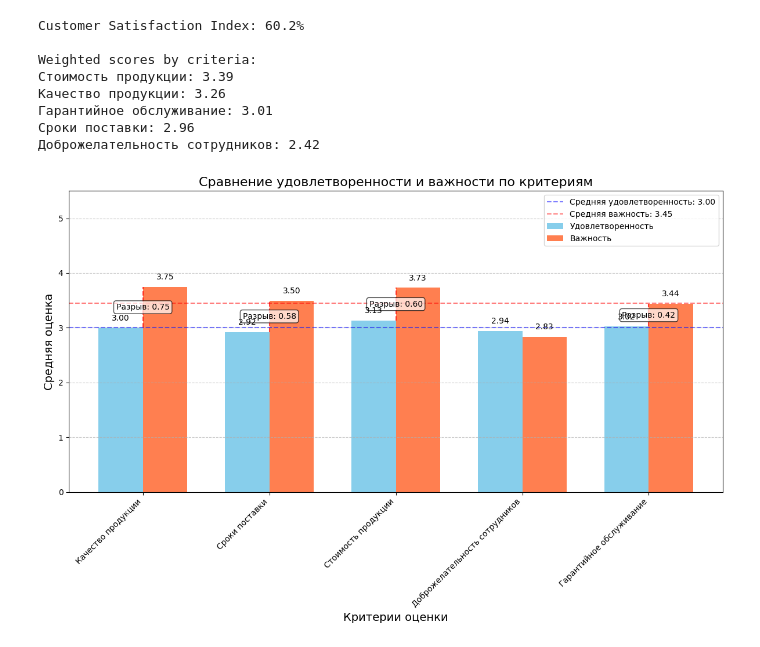
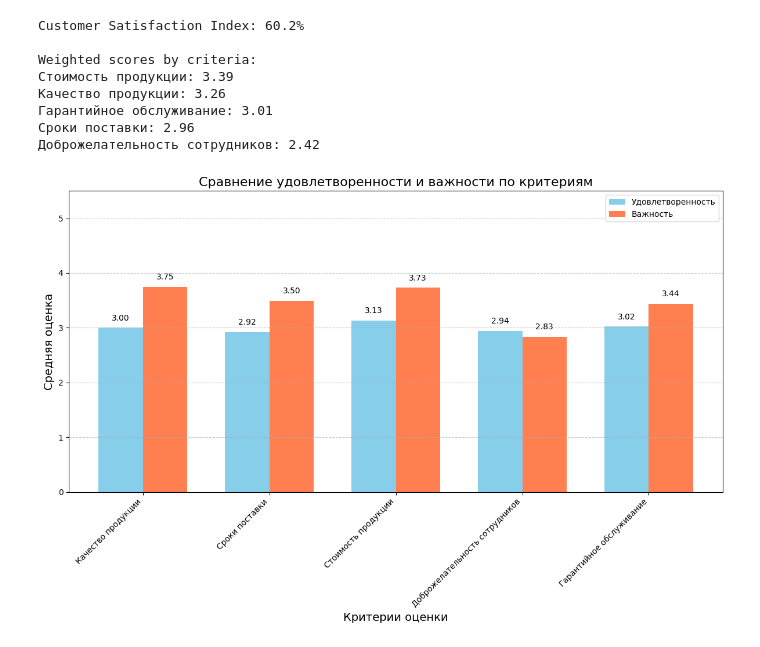
Before and after one commit to zxcvve/consumer_analysis, a Jupyter notebook: analysis.ipynb, the cells around one changed output. Saved outputs shown, nothing was run; the diff lists cells and outputs as text; code cells hidden in the pictures.

```diff
--- a/analysis.ipynb
+++ b/analysis.ipynb
@@ -339,45 +339,45 @@ satisfaction_bars = ax.bar(x - bar_width/2, satisfaction_values, bar_width, labe
 importance_bars = ax.bar(x + bar_width/2, importance_values, bar_width, label='Важность', color='coral')
 
 # Add gap indicator where importance is higher than satisfaction
-for i, (sat, imp) in enumerate(zip(satisfaction_values, importance_values)):
-  if imp > sat:
-    ax.plot([i, i], [sat, imp], 'r--', alpha=0.7)
-    ax.text(i, (sat + imp)/2, f'Разрыв: {imp-sat:.2f}', ha='center', va='center',
-        bbox=dict(facecolor='white', alpha=0.7, boxstyle='round,pad=0.3'))
+# for i, (sat, imp) in enumerate(zip(satisfaction_values, importance_values)):
+#   if imp > sat:
+#     ax.plot([i, i], [sat, imp], 'r--', alpha=0.7)
+#     ax.text(i, (sat + imp)/2, f'Разрыв: {imp-sat:.2f}', ha='center', va='center',
+#         bbox=dict(facecolor='white', alpha=0.7, boxstyle='round,pad=0.3'))
 
 # Add data labels on top of bars
 for bar in satisfaction_bars:
   height = bar.get_height()
   ax.text(bar.get_x() + bar.get_width()/2., height + 0.1,
       f'{height:.2f}', ha='center', va='bottom')
 
 for bar in importance_bars:
   height = bar.get_height()
   ax.text(bar.get_x() + bar.get_width()/2., height + 0.1,
       f'{height:.2f}', ha='center', va='bottom')
 
 # Customize plot
 ax.set_xlabel('Критерии оценки', fontsize=14)
 ax.set_ylabel('Средняя оценка', fontsize=14)
 ax.set_title('Сравнение удовлетворенности и важности по критериям', fontsize=16)
 ax.set_xticks(x)
 ax.set_xticklabels(criteria, rotation=45, ha='right')
 ax.legend()
 
 # Add horizontal line for average values
-ax.axhline(y=avg_of_avgs, linestyle='--', color='blue', alpha=0.5,
-       label=f'Средняя удовлетворенность: {avg_of_avgs:.2f}')
-ax.axhline(y=avg_of_importance_avgs, linestyle='--', color='red', alpha=0.5,
-       label=f'Средняя важность: {avg_of_importance_avgs:.2f}')
+# ax.axhline(y=avg_of_avgs, linestyle='--', color='blue', alpha=0.5,
+#        label=f'Средняя удовлетворенность: {avg_of_avgs:.2f}')
+# ax.axhline(y=avg_of_importance_avgs, linestyle='--', color='red', alpha=0.5,
+#        label=f'Средняя важность: {avg_of_importance_avgs:.2f}')
 ax.legend()
 
 # Add grid for better readability
 ax.grid(axis='y', linestyle='--', alpha=0.7)
 
 # Set y-axis to start from 0 to show true proportions
 ax.set_ylim(0, 5.5)
 
 plt.tight_layout()
 plt.show()
 # %% [output]
-[figure, old version]
+[figure, new version]
```
Also changed, not shown: parts of 1 cell of this notebook.
